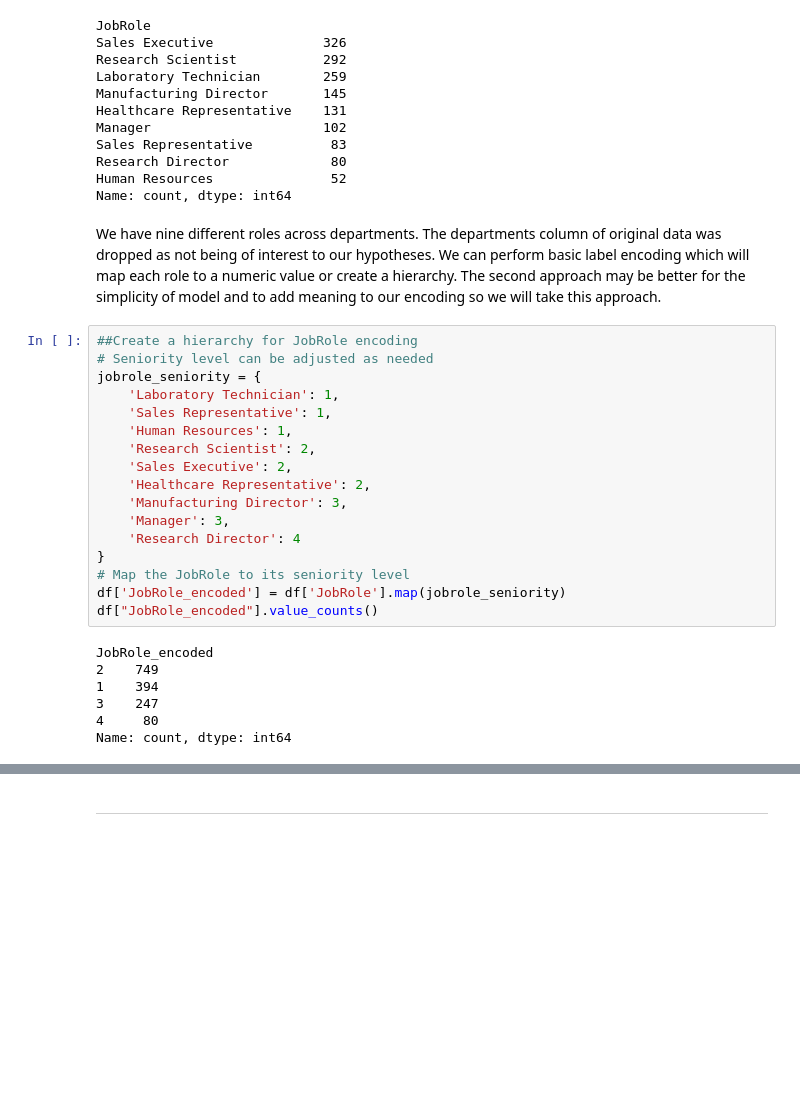
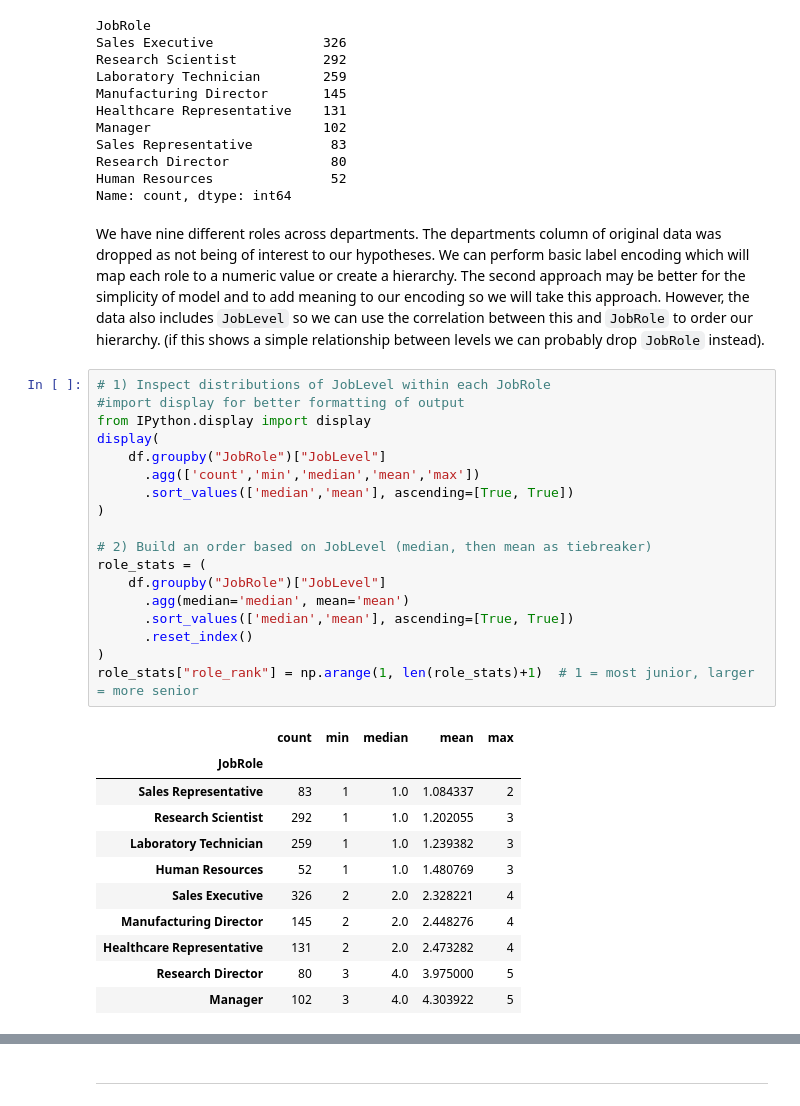
Before and after one commit to RanaAlaaTahon/employee-turnover-prediction, a Jupyter notebook: jupyter_notebooks/Modelling.ipynb, the cells around one changed output, grey strips where cells are left out. Saved outputs shown, nothing was run; the diff lists cells and outputs as text; blank space fills up the shorter version.

```diff
--- a/jupyter_notebooks/Modelling.ipynb
+++ b/jupyter_notebooks/Modelling.ipynb
@@ -152,28 +159,34 @@ Research Director             80
 Human Resources               52
 Name: count, dtype: int64
 # %% [markdown]
-We have nine different roles across departments. The departments column of original data was dropped as not being of interest to our hypotheses. We can perform basic  label encoding which will map each role to a numeric value or create a hierarchy. The second approach may be better for the simplicity of model and to add meaning to our encoding so we will take this approach.
+We have nine different roles across departments. The departments column of original data was dropped as not being of interest to our hypotheses. We can perform basic  label encoding which will map each role to a numeric value or create a hierarchy. The second approach may be better for the simplicity of model and to add meaning to our encoding so we will take this approach. However, the data also includes `JobLevel` so we can use the correlation between this and `JobRole` to order our hierarchy. (if this shows a simple relationship between levels we can probably drop `JobRole` instead).
-# %%
-##Create a hierarchy for JobRole encoding
-# Seniority level can be adjusted as needed
-jobrole_seniority = {
-    'Laboratory Technician': 1,
-    'Sales Representative': 1,
-    'Human Resources': 1,
-    'Research Scientist': 2,
-    'Sales Executive': 2,
-    'Healthcare Representative': 2,
-    'Manufacturing Director': 3,
-    'Manager': 3,
-    'Research Director': 4
-}
-# Map the JobRole to its seniority level
-df['JobRole_encoded'] = df['JobRole'].map(jobrole_seniority)
-df["JobRole_encoded"].value_counts()
-# %% [output]
-JobRole_encoded
-2    749
-1    394
-3    247
-4     80
-Name: count, dtype: int64
+# %%
+# 1) Inspect distributions of JobLevel within each JobRole
+#import display for better formatting of output
+from IPython.display import display
+display(
+    df.groupby("JobRole")["JobLevel"]
+      .agg(['count','min','median','mean','max'])
+      .sort_values(['median','mean'], ascending=[True, True])
+)
+
+# 2) Build an order based on JobLevel (median, then mean as tiebreaker)
+role_stats = (
+    df.groupby("JobRole")["JobLevel"]
+      .agg(median='median', mean='mean')
+      .sort_values(['median','mean'], ascending=[True, True])
+      .reset_index()
+)
+role_stats["role_rank"] = np.arange(1, len(role_stats)+1)  # 1 = most junior, larger = more senior
+# %% [output]
+|  | count | min | median | mean | max |
+| JobRole |  |  |  |  |  |
+| Sales Representative | 83 | 1 | 1.0 | 1.084337 | 2 |
+| Research Scientist | 292 | 1 | 1.0 | 1.202055 | 3 |
+| Laboratory Technician | 259 | 1 | 1.0 | 1.239382 | 3 |
+| Human Resources | 52 | 1 | 1.0 | 1.480769 | 3 |
+| Sales Executive | 326 | 2 | 2.0 | 2.328221 | 4 |
+| Manufacturing Director | 145 | 2 | 2.0 | 2.448276 | 4 |
+| Healthcare Representative | 131 | 2 | 2.0 | 2.473282 | 4 |
+| Research Director | 80 | 3 | 4.0 | 3.975000 | 5 |
+| Manager | 102 | 3 | 4.0 | 4.303922 | 5 |
```
Also changed, not shown: parts of 22 cells of this notebook.
